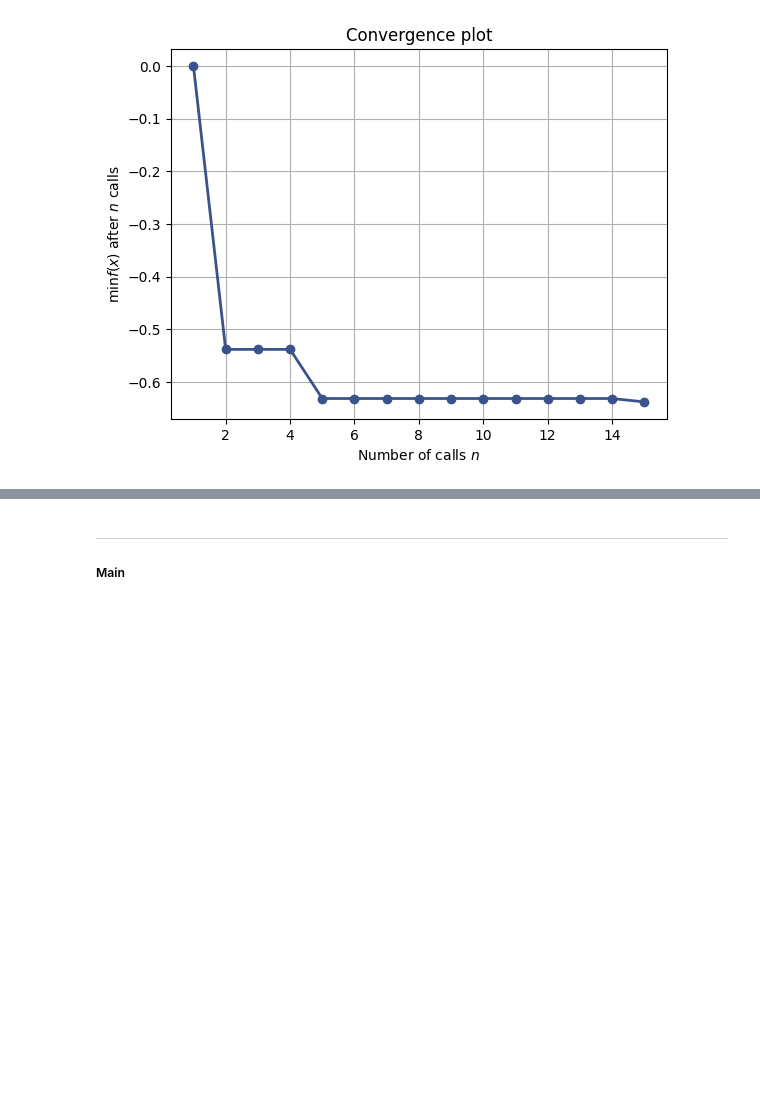
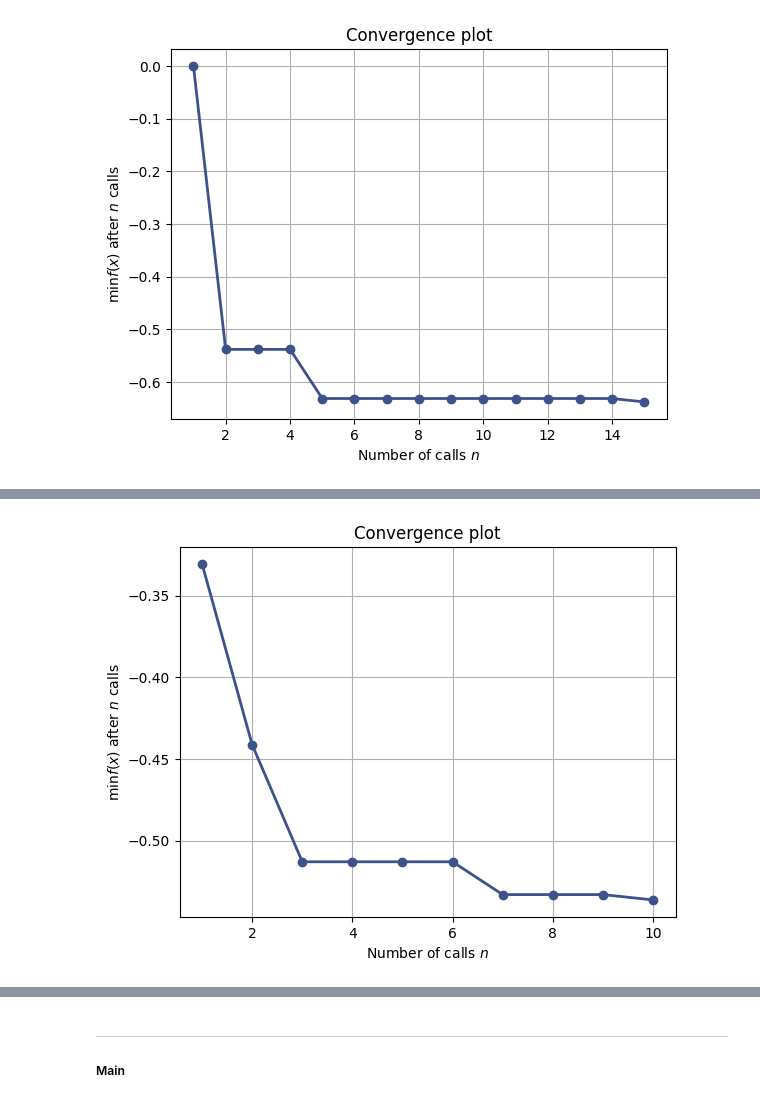
Before and after one commit to Nid989/IDAML2_Project, a Jupyter notebook: idaml2_project.ipynb, the cells around one changed output, grey strips where cells are left out. Saved outputs shown, nothing was run; the diff lists cells and outputs as text; code cells hidden in the pictures; blank space fills up the shorter version.

```diff
--- a/idaml2_project.ipynb
+++ b/idaml2_project.ipynb
@@ -1362,3 +1348,5 @@ def lc_objective_fxn(max_sequence_len: int, batch_size: int, num_epochs: int,
     logging.info("Objective function execution completed in {:.2f} seconds.".format(execution_time))
 
     return -results["f1"]
+# %%
+loaded_res_gp_lc = skopt.load("./optimization_results_lc.pkl")
@@ -1364,0 +1357,6 @@ def lc_objective_fxn(max_sequence_len: int, batch_size: int, num_epochs: int,
+# %%
+# Plot convergence using loaded results
+plot_convergence(loaded_res_gp_lc)
+plt.show()
+# %% [output]
+[figure, added]
```
Also changed, not shown: parts of 19 cells of this notebook.
